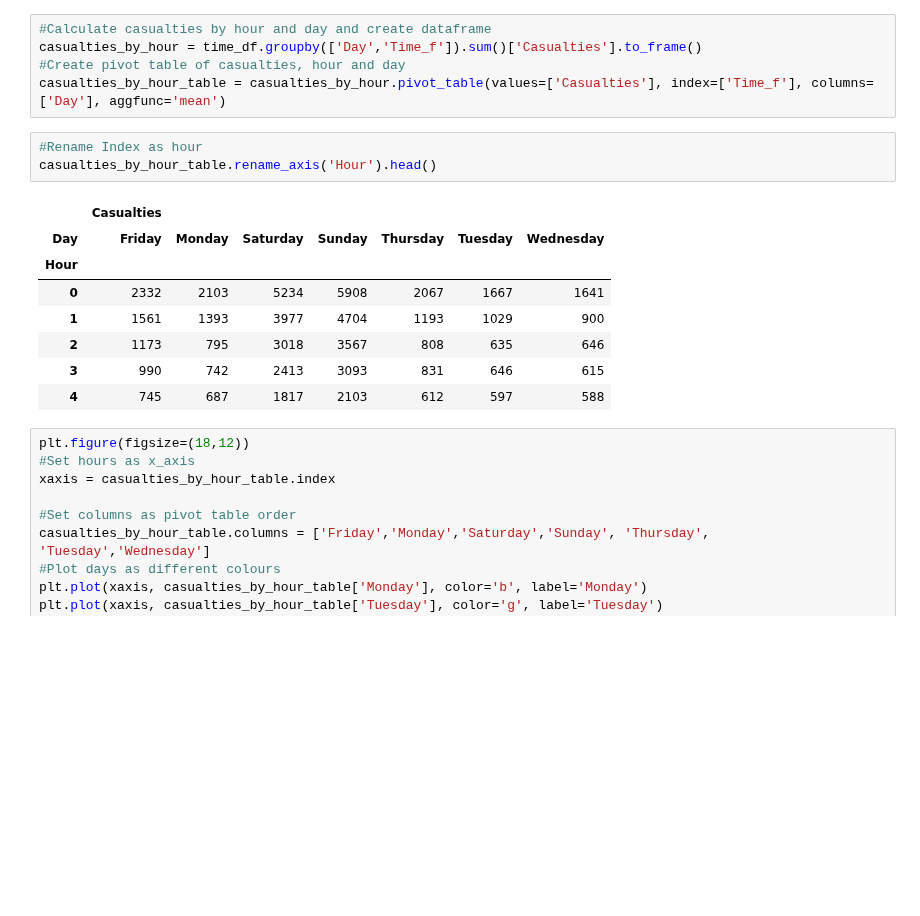
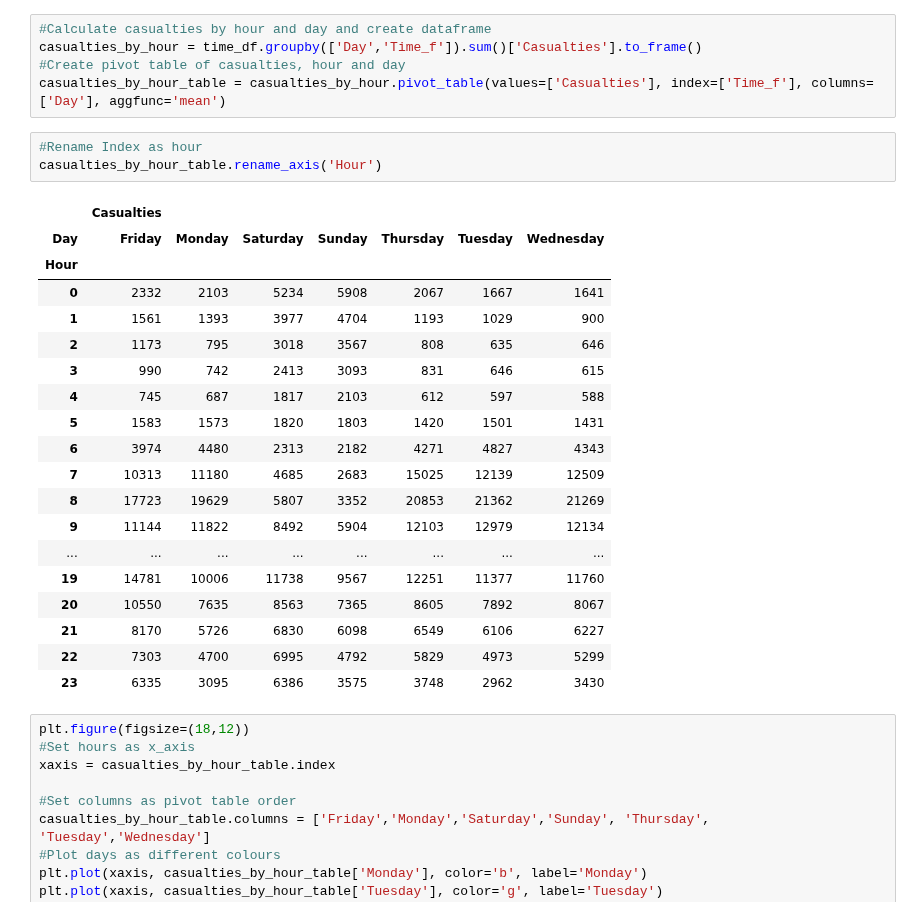
Before and after one commit to Garywtne/Team_Project_One, a Jupyter notebook: 05_RoadSafety.ipynb, the cells around one changed output. Drawn from its saved outputs; the diff is of its cells as text; blank space fills up the shorter version.

```diff
--- a/05_RoadSafety.ipynb
+++ b/05_RoadSafety.ipynb
@@ -155,16 +180,27 @@ casualties_by_hour = time_df.groupby(['Day','Time_f']).sum()['Casualties'].to_fr
 casualties_by_hour_table = casualties_by_hour.pivot_table(values=['Casualties'], index=['Time_f'], columns=['Day'], aggfunc='mean')
 # %%
 #Rename Index as hour
-casualties_by_hour_table.rename_axis('Hour').head()
+casualties_by_hour_table.rename_axis('Hour')
 # %% [output]
 |  | Casualties |  |  |  |  |  |  |
 | Day | Friday | Monday | Saturday | Sunday | Thursday | Tuesday | Wednesday |
 | Hour |  |  |  |  |  |  |  |
 | 0 | 2332 | 2103 | 5234 | 5908 | 2067 | 1667 | 1641 |
 | 1 | 1561 | 1393 | 3977 | 4704 | 1193 | 1029 | 900 |
 | 2 | 1173 | 795 | 3018 | 3567 | 808 | 635 | 646 |
 | 3 | 990 | 742 | 2413 | 3093 | 831 | 646 | 615 |
 | 4 | 745 | 687 | 1817 | 2103 | 612 | 597 | 588 |
+| 5 | 1583 | 1573 | 1820 | 1803 | 1420 | 1501 | 1431 |
+| 6 | 3974 | 4480 | 2313 | 2182 | 4271 | 4827 | 4343 |
+| 7 | 10313 | 11180 | 4685 | 2683 | 15025 | 12139 | 12509 |
+| 8 | 17723 | 19629 | 5807 | 3352 | 20853 | 21362 | 21269 |
+| 9 | 11144 | 11822 | 8492 | 5904 | 12103 | 12979 | 12134 |
+| ... | ... | ... | ... | ... | ... | ... | ... |
+| 19 | 14781 | 10006 | 11738 | 9567 | 12251 | 11377 | 11760 |
+| 20 | 10550 | 7635 | 8563 | 7365 | 8605 | 7892 | 8067 |
+| 21 | 8170 | 5726 | 6830 | 6098 | 6549 | 6106 | 6227 |
+| 22 | 7303 | 4700 | 6995 | 4792 | 5829 | 4973 | 5299 |
+| 23 | 6335 | 3095 | 6386 | 3575 | 3748 | 2962 | 3430 |
 # %%
 plt.figure(figsize=(18,12))
 #Set hours as x_axis
```
Also changed, not shown: parts of 12 cells of this notebook.
